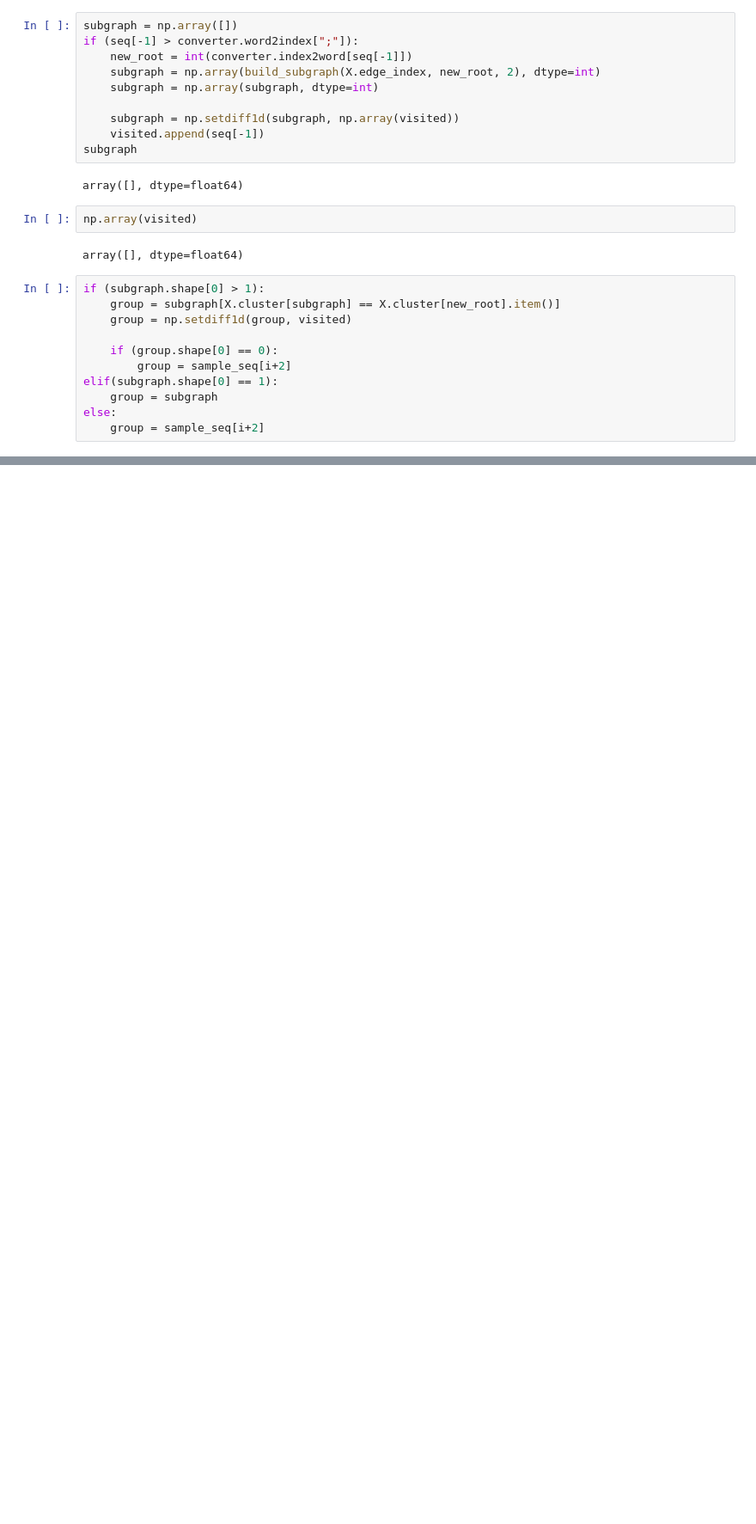
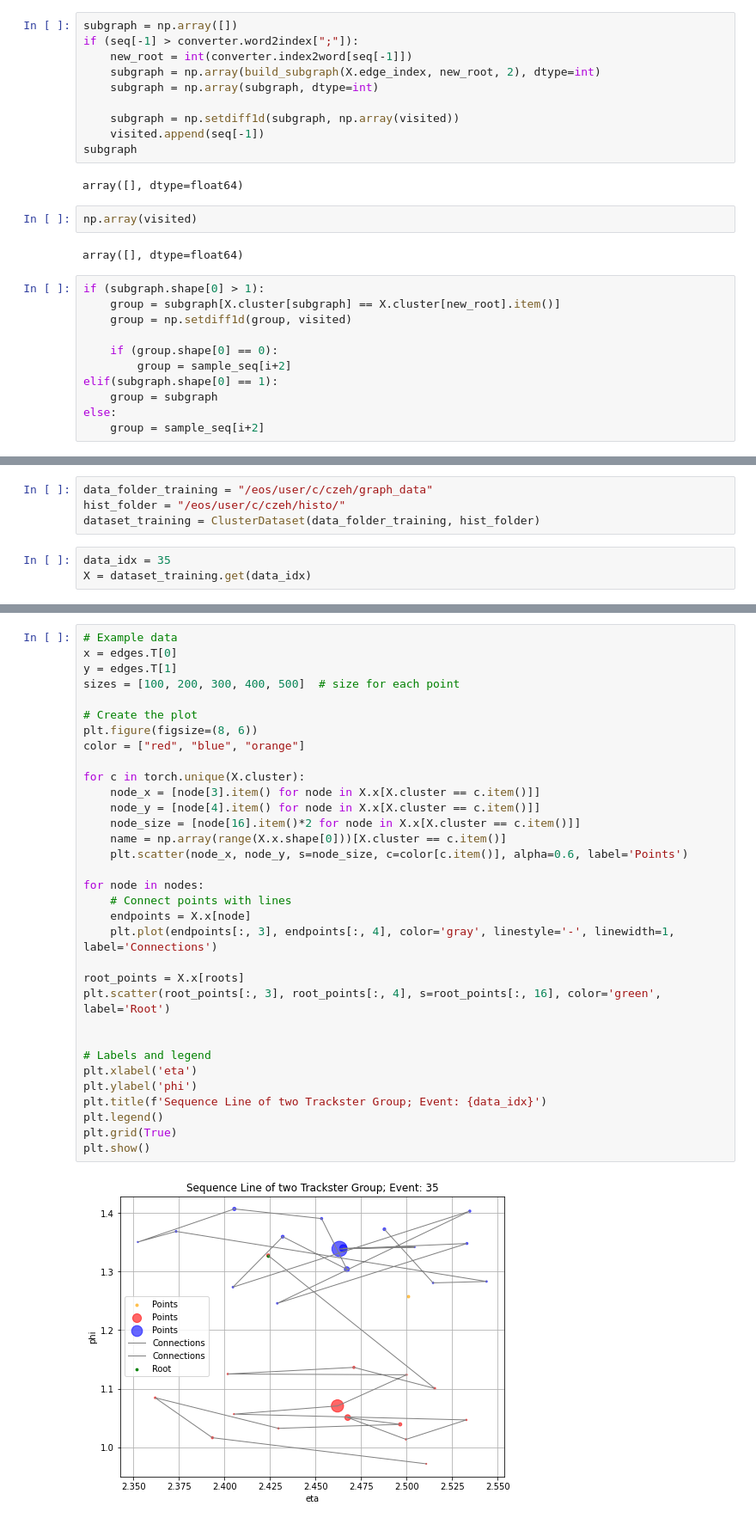
Before and after one commit to chrisizeh/Graph_Linking, a Jupyter notebook: data_processing.ipynb, the cells around one changed output, grey strips where cells are left out. Shown at 86% size. Cells and saved outputs as stored; diff of their text form; blank space fills up the shorter version.

```diff
--- a/data_processing.ipynb
+++ b/data_processing.ipynb
@@ -508,0 +512,7 @@ torch.from_numpy(np.array([sample_seq[i+2]])).shape[0]
+# %%
+data_folder_training = "/eos/user/c/czeh/graph_data"
+hist_folder = "/eos/user/c/czeh/histo/"
+dataset_training = ClusterDataset(data_folder_training, hist_folder)
+# %%
+data_idx = 35
+X = dataset_training.get(data_idx)
@@ -508,0 +607,35 @@ torch.from_numpy(np.array([sample_seq[i+2]])).shape[0]
+# %%
+# Example data
+x = edges.T[0]
+y = edges.T[1]
+sizes = [100, 200, 300, 400, 500]  # size for each point
+
+# Create the plot
+plt.figure(figsize=(8, 6))
+color = ["red", "blue", "orange"]
+
+for c in torch.unique(X.cluster):
+    node_x = [node[3].item() for node in X.x[X.cluster == c.item()]]
+    node_y = [node[4].item() for node in X.x[X.cluster == c.item()]]
+    node_size = [node[16].item()*2 for node in X.x[X.cluster == c.item()]]
+    name = np.array(range(X.x.shape[0]))[X.cluster == c.item()]
+    plt.scatter(node_x, node_y, s=node_size, c=color[c.item()], alpha=0.6, label='Points')
+
+for node in nodes:
+    # Connect points with lines
+    endpoints = X.x[node]
+    plt.plot(endpoints[:, 3], endpoints[:, 4], color='gray', linestyle='-', linewidth=1, label='Connections')
+
+root_points = X.x[roots]
+plt.scatter(root_points[:, 3], root_points[:, 4], s=root_points[:, 16], color='green', label='Root')
+
+
+# Labels and legend
+plt.xlabel('eta')
+plt.ylabel('phi')
+plt.title(f'Sequence Line of two Trackster Group; Event: {data_idx}')
+plt.legend()
+plt.grid(True)
+plt.show()
+# %% [output]
+[figure, added]
```
Also changed, not shown: parts of 10 cells of this notebook, 7 other files.
